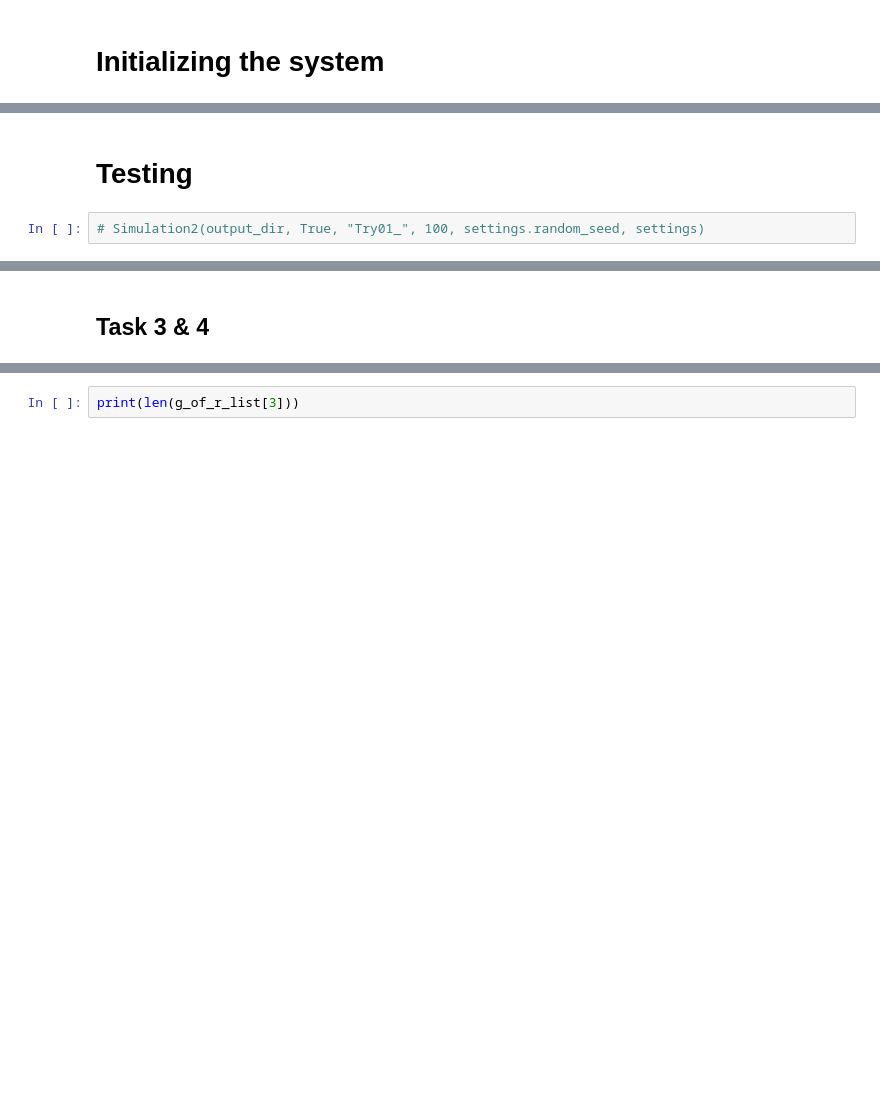
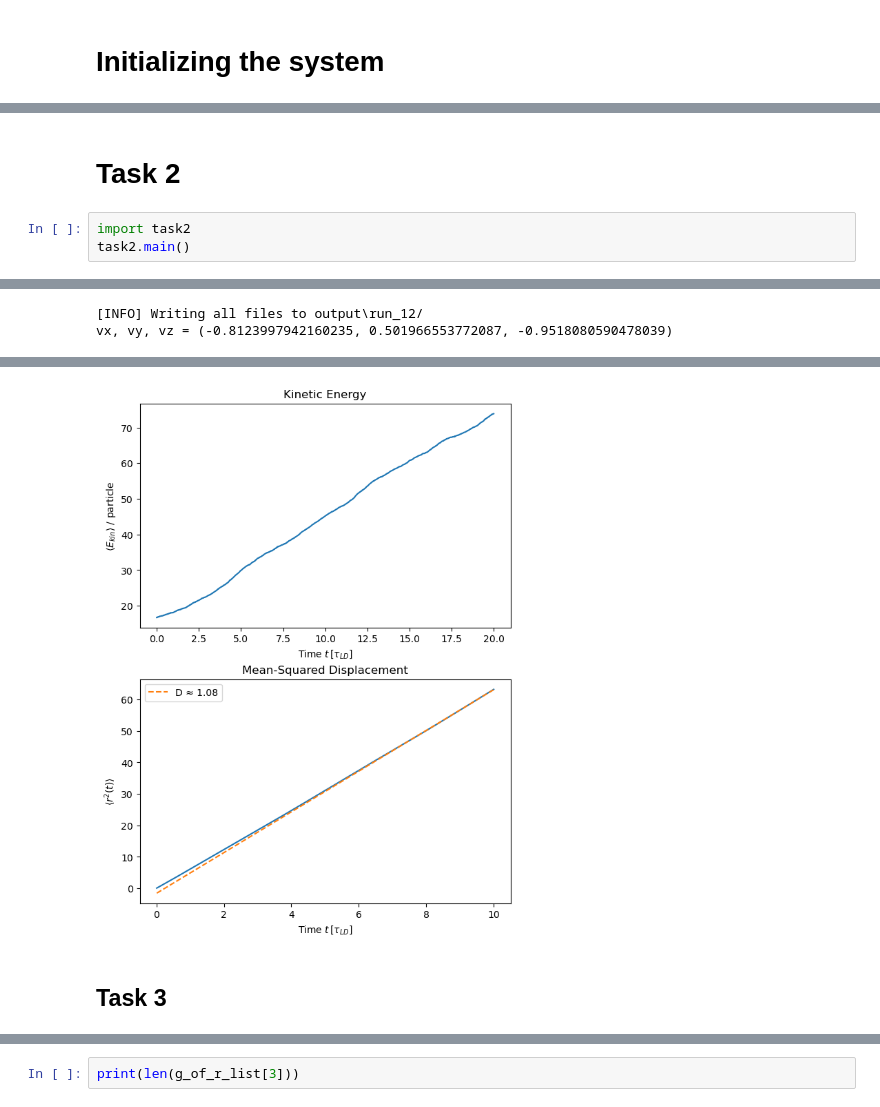
Before and after one commit to ScythiansCloud/FinalProject_CompPhys, a Jupyter notebook: main.ipynb, the cells around one changed output, grey strips where cells are left out. Drawn from its saved outputs; the diff is of its cells as text; blank space fills up the shorter version.

```diff
--- a/main.ipynb
+++ b/main.ipynb
@@ -42,4 +42,6 @@ utils.setup_logging(output_dir)
-# %% [markdown]
-# Testing
-# %%
-# Simulation2(output_dir, True, "Try01_", 100, settings.random_seed, settings)
+# %% [markdown]
+# Task 2
+# %%
+import task2
+task2.main()
+# %% [output]
@@ -45,0 +49,2 @@ utils.setup_logging(output_dir)
+[INFO] Writing all files to output\run_12/
+vx, vy, vz = (-0.8123997942160235, 0.501966553772087, -0.9518080590478039)
@@ -46,5 +53,6 @@ utils.setup_logging(output_dir)
+[figure, added]
 # %% [markdown]
-## Task 3 & 4
+## Task 3
 # %%
 Cs_list = [10, 100, 333, 666, 1000] # Salt conentraction which will be multiplied by sigma=1
 settings3.init(Cs_list[3])
```
Also changed, not shown: parts of 6 cells of this notebook, 4 other files.
